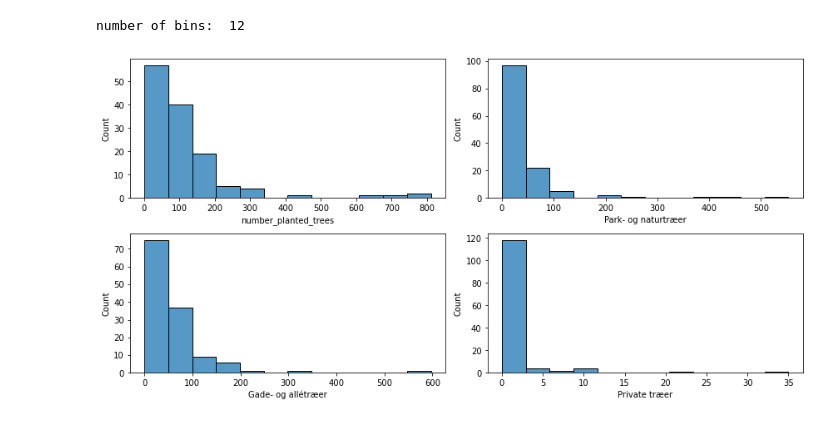
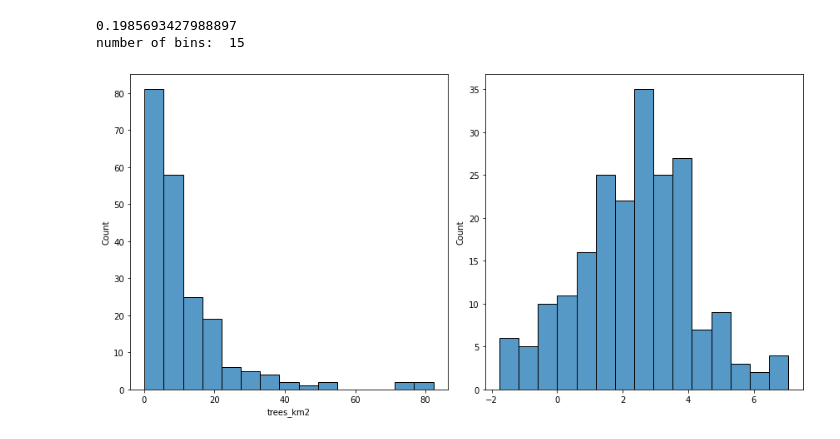
Before and after one commit to Ljoerring/Social-Data-Project, a Jupyter notebook: Model.ipynb, the cells around one changed output. Saved outputs shown, nothing was run; the diff lists cells and outputs as text; code cells hidden in the pictures.

Commit message:
Fitted flere modeller

```diff
--- a/Model.ipynb
+++ b/Model.ipynb
@@ -87,14 +86,17 @@ Residual          24403.755171  186.0       NaN           NaN
 # %%
-# Histogram of response variables - should be normal distributed for GLM
+# Histogram of response variable - should be normal distributed for GLM
+# Before and after boxcox transformation
+y_transform, lambda_fitted = stats.boxcox(df['trees_km2']) # boxcox transformation
+print(lambda_fitted)
 nbins = int(np.ceil(np.sqrt(df.shape[0])))
 print('number of bins: ', nbins)
-fig, axes = plt.subplots(2,2, figsize = (12,6))
-sns.histplot(df['number_planted_trees'], bins=nbins, ax=axes[0,0])
-sns.histplot(df['Park- og naturtræer'], bins=nbins, ax=axes[0,1])
-sns.histplot(df['Gade- og allétræer'], bins=nbins, ax=axes[1,0])
-sns.histplot(df['Private træer'], bins=nbins, ax=axes[1,1])
+
+fig, axes = plt.subplots(1,2,figsize=(12,6))
+sns.histplot(df['trees_km2'], bins = nbins, ax=axes[0])
+sns.histplot(y_transform, bins = nbins, ax=axes[1])
 plt.tight_layout()
 plt.show()
 # %% [output]
-number of bins:  12
+0.1985693427988897
+number of bins:  15
-[figure, old version]
+[figure, new version]
```
Also changed, not shown: parts of 17 cells of this notebook.
